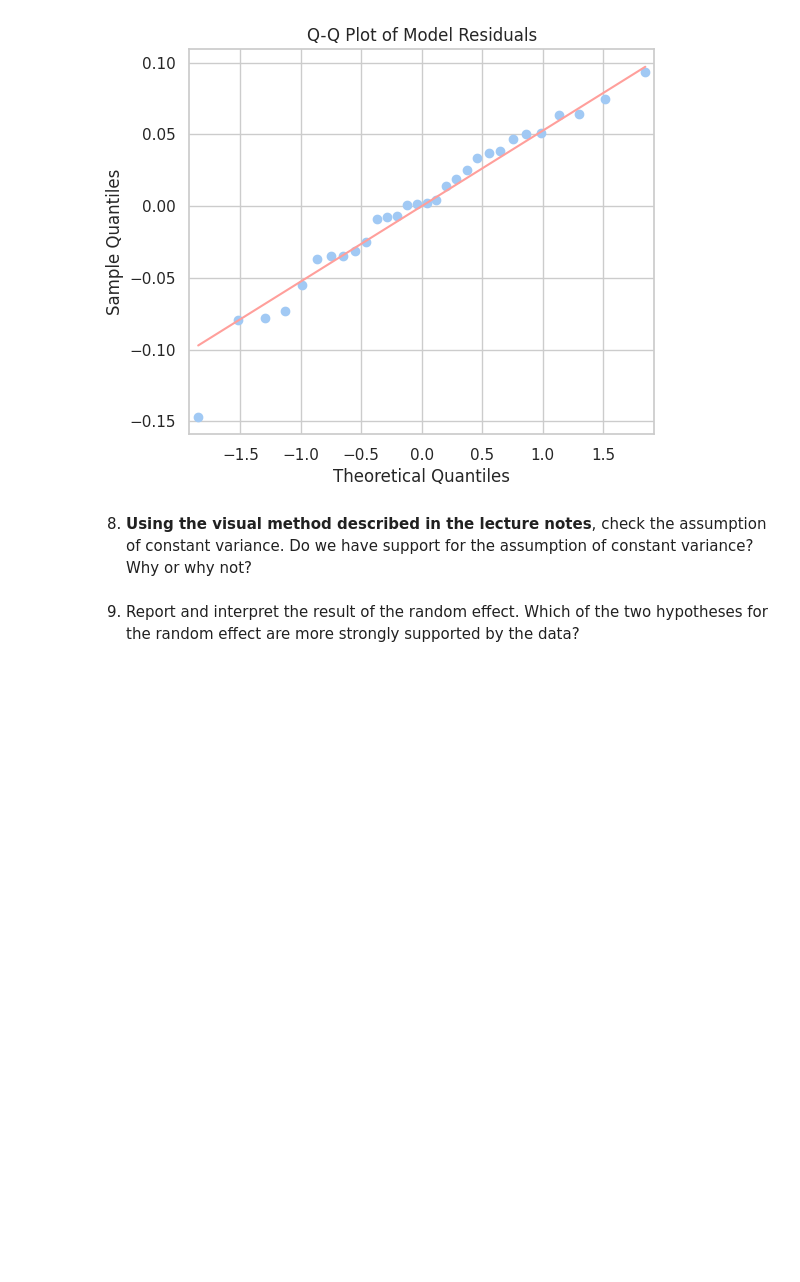
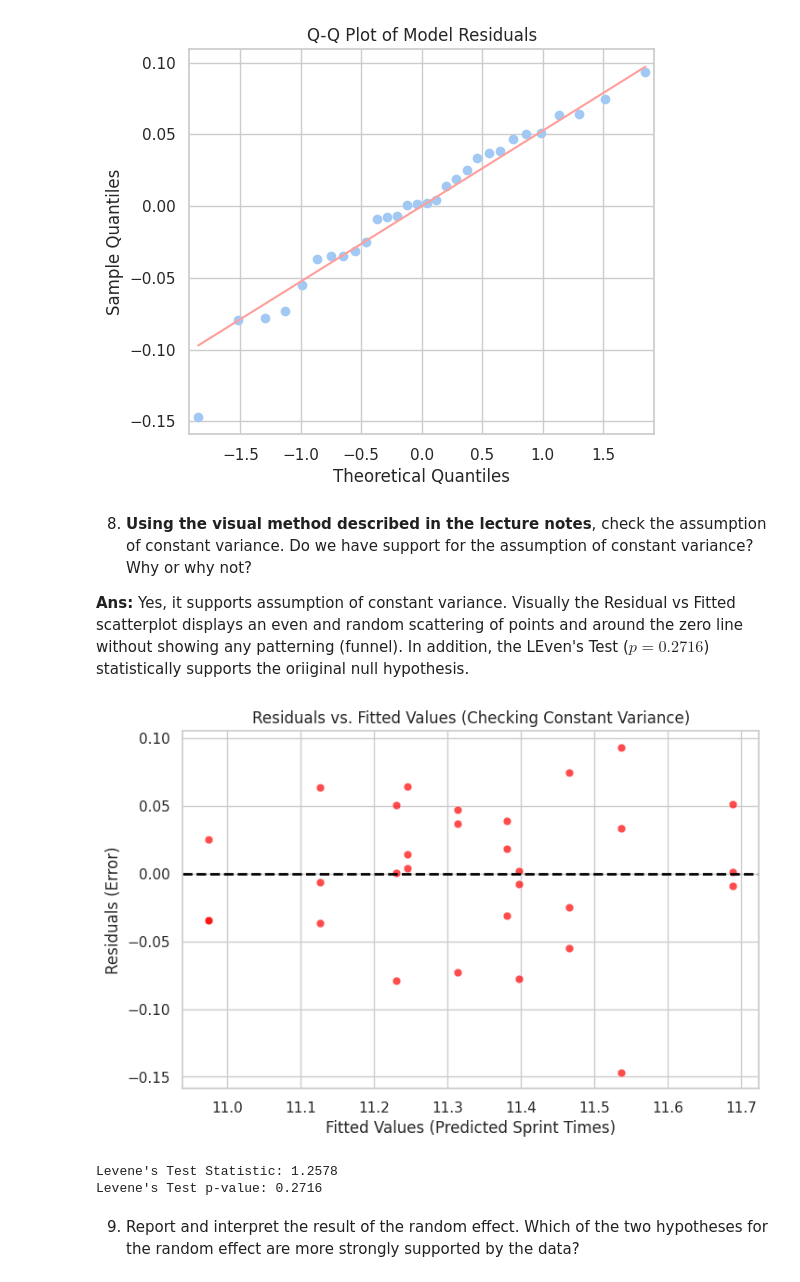
Before and after one commit to Cipher212/STAT-7220-Applied-Experimental-Design, a Jupyter notebook: Assignments/HW4/HW4.ipynb, the cells around one changed output. Cells and saved outputs as stored; diff of their text form; code cells hidden in the pictures; blank space fills up the shorter version.

```diff
--- a/Assignments/HW4/HW4.ipynb
+++ b/Assignments/HW4/HW4.ipynb
@@ -170,7 +170,7 @@ result = model.fit()
 print(result.summary())
 
 # 2. Extract Residuals
-residuals = result.resid
+df['residuals'] = result.resid
 
 # 3. Testing Method: Shapiro-Wilk Test
 shapiro_stat, shapiro_p = stats.shapiro(residuals)
@@ -203,8 +203,39 @@ Shapiro-Wilk Test: Statistic=0.9701, p-value=0.5422
 [figure]
 # %% [markdown]
 8. **Using the visual method described in the lecture notes**, check the assumption of constant variance. Do we have support for the assumption of constant variance? Why or why not?
+
+**Ans:** Yes, it supports assumption of constant variance. Visually the Residual vs Fitted scatterplot displays an even and random scattering of points and around the zero line without showing any patterning (funnel). In addition, the LEven's Test ($p=0.2716$) statistically supports the oriiginal null hypothesis.
 # %%
 ## Question 8 Code ##
+
+
+
+model = smf.mixedlm("Sprint_Time ~ Blade_Type", df, groups=df["Athlete_ID"])
+result = model.fit()
+
+df['Residuals'] = result.resid
+df['Fitted'] = result.fittedvalues
+
+# 1. The Visual Method: Residuals vs. Fitted Plot
+plt.figure(figsize=(8, 5))
+sns.scatterplot(x=df['Fitted'], y=df['Residuals'], s=40, color='red', alpha=0.7)
+plt.axhline(0, color='black', linestyle='--', linewidth=2)
+plt.title("Residuals vs. Fitted Values (Checking Constant Variance)")
+plt.xlabel("Fitted Values (Predicted Sprint Times)")
+plt.ylabel("Residuals (Error)")
+plt.show()
+# 2. The Statistical Test: Levene's Test
+# We test if the variance of the residuals is the same for both blade types
+aerostep_resid = df[df['Blade_Type'] == 'Aerostep']['Residuals']
+bionic_resid = df[df['Blade_Type'] == 'Bionic-Flex']['Residuals']
+
+levene_stat, levene_p = stats.levene(aerostep_resid, bionic_resid)
+print(f"Levene's Test Statistic: {levene_stat:.4f}")
+print(f"Levene's Test p-value: {levene_p:.4f}")
+# %% [output]
+[figure, added]
+Levene's Test Statistic: 1.2578
+Levene's Test p-value: 0.2716
 # %% [markdown]
 9. Report and interpret the result of the random effect. Which of the two hypotheses for the random effect are more strongly supported by the data?
 # %%
```
